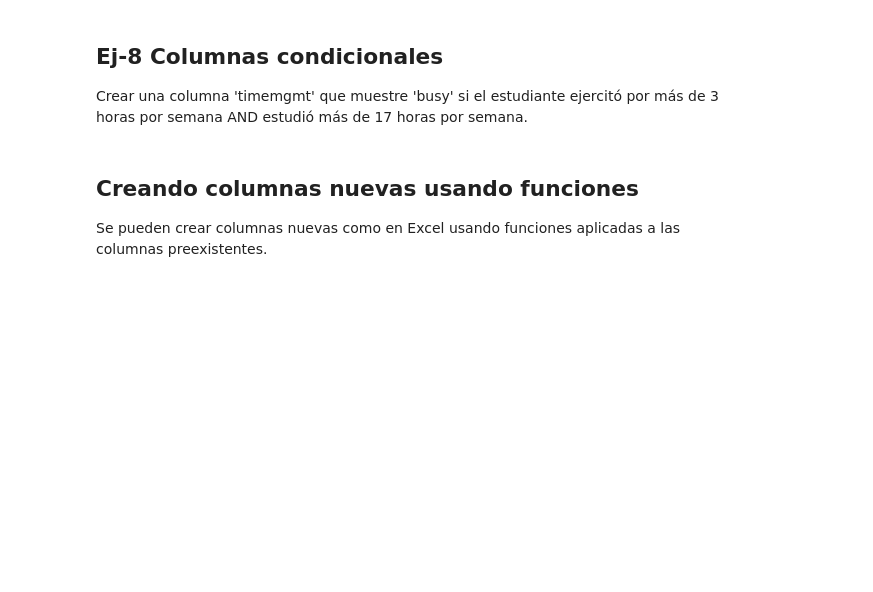
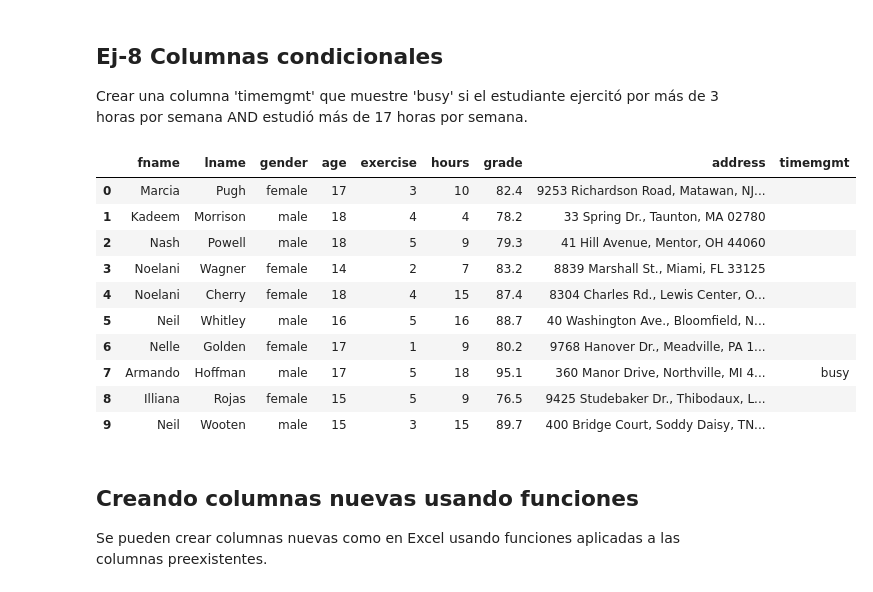
Before and after one commit to Joranome/T2LimpiezaDatos, a Jupyter notebook: 01-li-datos.ipynb, the cells around one changed output. Drawn from its saved outputs; the diff is of its cells as text; code cells hidden in the pictures; blank space fills up the shorter version.

```diff
--- a/01-li-datos.ipynb
+++ b/01-li-datos.ipynb
@@ -917,3 +915,26 @@ Crear una columna 'timemgmt' que muestre 'busy' si el estudiante ejercitó por m
+# %%
+#Ej-8 ...
+import pandas as pd
+import numpy as np
+
+Location = "datasets/gradedata.csv"
+
+df = pd.read_csv(Location)
+df.head()
+df['timemgmt'] = np.where((df['exercise']>3) & (df['hours']>17), 'busy', '')
+df.head(10)
+# %% [output]
+|  | fname | lname | gender | age | exercise | hours | grade | address | timemgmt |
+| 0 | Marcia | Pugh | female | 17 | 3 | 10 | 82.4 | 9253 Richardson Road, Matawan, NJ... |  |
+| 1 | Kadeem | Morrison | male | 18 | 4 | 4 | 78.2 | 33 Spring Dr., Taunton, MA 02780 |  |
+| 2 | Nash | Powell | male | 18 | 5 | 9 | 79.3 | 41 Hill Avenue, Mentor, OH 44060 |  |
+| 3 | Noelani | Wagner | female | 14 | 2 | 7 | 83.2 | 8839 Marshall St., Miami, FL 33125 |  |
+| 4 | Noelani | Cherry | female | 18 | 4 | 15 | 87.4 | 8304 Charles Rd., Lewis Center, O... |  |
+| 5 | Neil | Whitley | male | 16 | 5 | 16 | 88.7 | 40 Washington Ave., Bloomfield, N... |  |
+| 6 | Nelle | Golden | female | 17 | 1 | 9 | 80.2 | 9768 Hanover Dr., Meadville, PA 1... |  |
+| 7 | Armando | Hoffman | male | 17 | 5 | 18 | 95.1 | 360 Manor Drive, Northville, MI 4... | busy |
+| 8 | Illiana | Rojas | female | 15 | 5 | 9 | 76.5 | 9425 Studebaker Dr., Thibodaux, L... |  |
+| 9 | Neil | Wooten | male | 15 | 3 | 15 | 89.7 | 400 Bridge Court, Soddy Daisy, TN... |  |
 # %% [markdown]
 ## Creando columnas nuevas usando funciones
 
```
Also changed, not shown: parts of 1 cell of this notebook.
